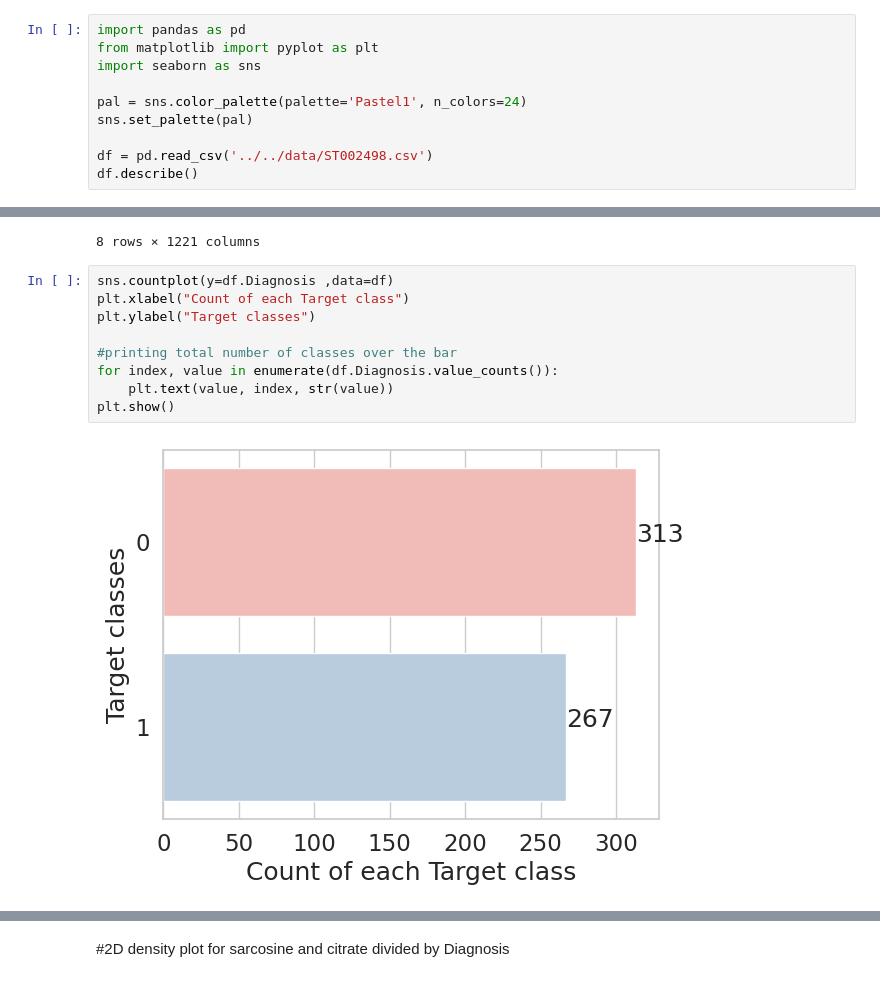
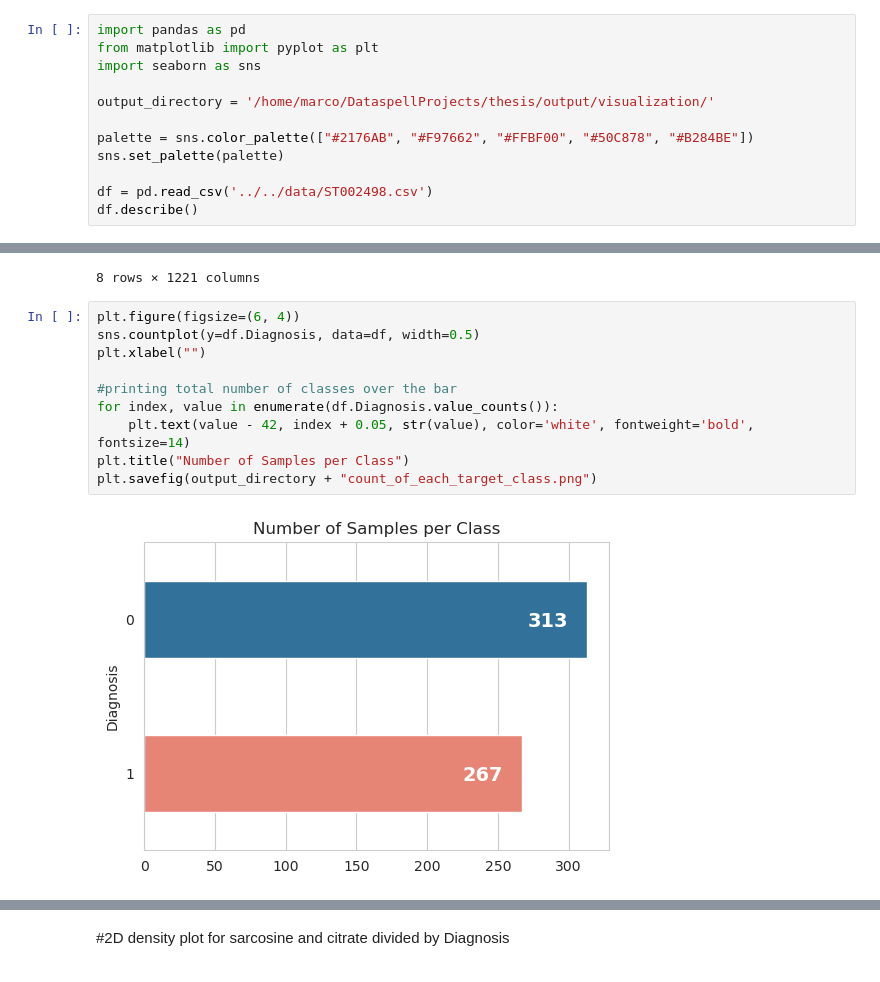
Before and after one commit to MarcoNapoleone/thesis, a Jupyter notebook: notebooks/visualization/ST002498_visualization.ipynb, the cells around one changed output, grey strips where cells are left out. Saved outputs shown, nothing was run; the diff lists cells and outputs as text.

Commit message:
v 1.9 - Plots export

```diff
--- a/notebooks/visualization/ST002498_visualization.ipynb
+++ b/notebooks/visualization/ST002498_visualization.ipynb
@@ -3,8 +3,10 @@ import pandas as pd
 from matplotlib import pyplot as plt
 import seaborn as sns
 
-pal = sns.color_palette(palette='Pastel1', n_colors=24)
-sns.set_palette(pal)
+output_directory = '/home/marco/DataspellProjects/thesis/output/visualization/'
+
+palette = sns.color_palette(["#2176AB", "#F97662", "#FFBF00", "#50C878", "#B284BE"])
+sns.set_palette(palette)
 
 df = pd.read_csv('../../data/ST002498.csv')
 df.describe()
@@ -20,16 +22,17 @@ df.describe()
 | max | 1.000000 | 144.400000 | 0.0 | 85.000000 | 2.000000 | 32.000000 | 10.000000 | ... |
 8 rows × 1221 columns
 # %%
-sns.countplot(y=df.Diagnosis ,data=df)
-plt.xlabel("Count of each Target class")
-plt.ylabel("Target classes")
+plt.figure(figsize=(6, 4))
+sns.countplot(y=df.Diagnosis, data=df, width=0.5)
+plt.xlabel("")
 
 #printing total number of classes over the bar
 for index, value in enumerate(df.Diagnosis.value_counts()):
-    plt.text(value, index, str(value))
-plt.show()
+    plt.text(value - 42, index + 0.05, str(value), color='white', fontweight='bold', fontsize=14)
+plt.title("Number of Samples per Class")
+plt.savefig(output_directory + "count_of_each_target_class.png")
 # %% [output]
-[figure, old version]
+[figure, new version]
 # %%
 x = "PreBioPSA"
 y = "Diagnosis"
```
Also changed, not shown: parts of 6 cells of this notebook, 1 other file.
